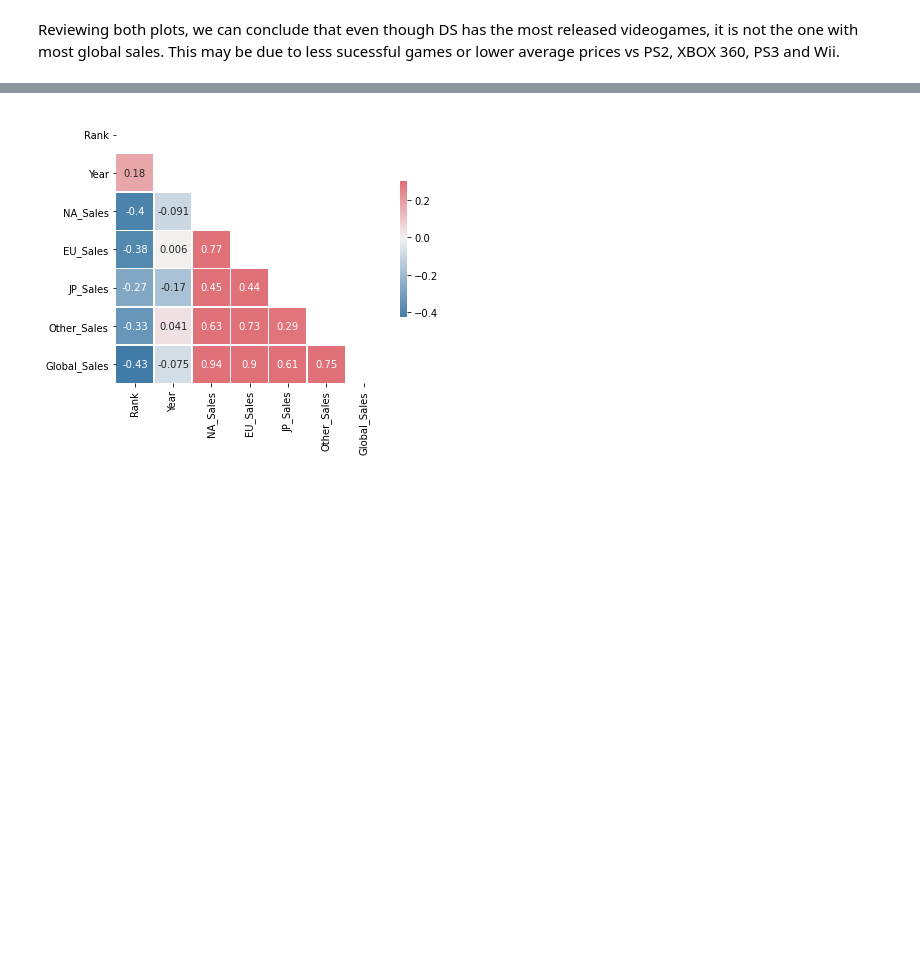
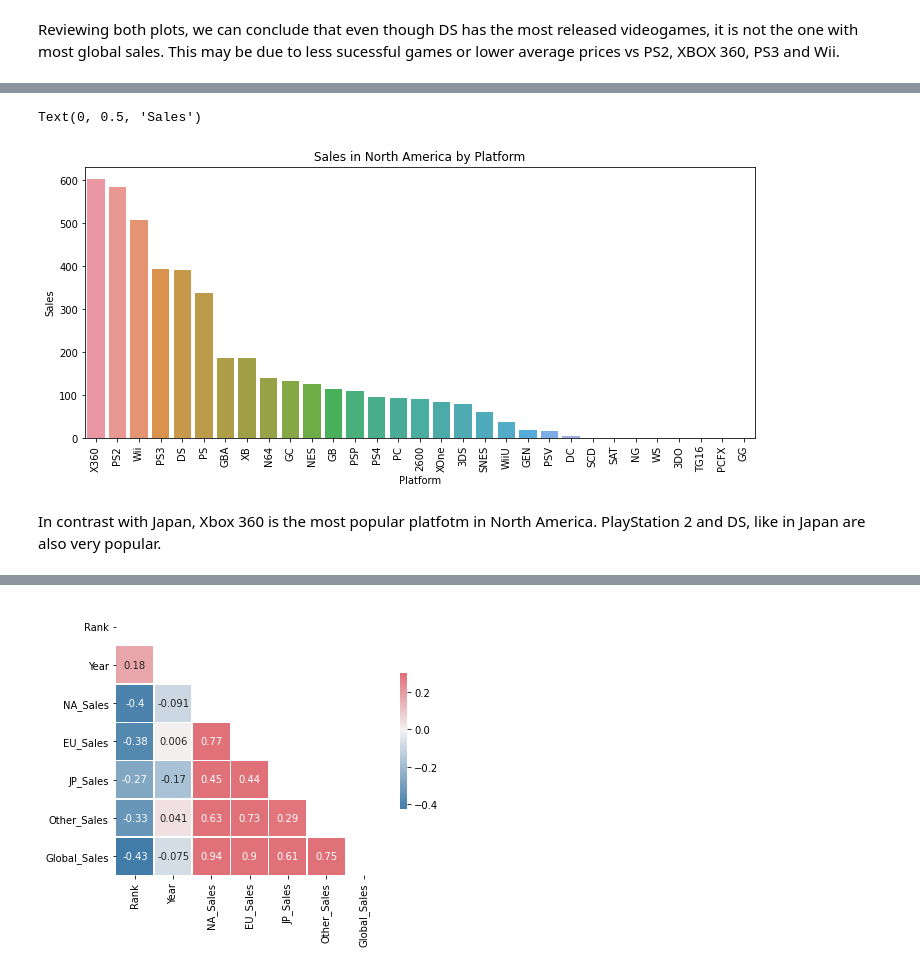
Before and after one commit to albertopformoso/Videogame-Sales-Predictions, a Jupyter notebook: main.ipynb, the cells around one changed output, grey strips where cells are left out. Saved outputs shown, nothing was run; the diff lists cells and outputs as text; code cells hidden in the pictures; blank space fills up the shorter version.

```diff
--- a/main.ipynb
+++ b/main.ipynb
@@ -206,0 +225,14 @@ Reviewing both plots, we can conclude that even though DS has the most released
+# %%
+na_sales_by_platform = by_platform.sort_values(by='NA_Sales', ascending=False) #Here we sort the platforms by Sales in North America
+# %%
+fig_dims = (12, 5)
+fig, ax = plt.subplots(figsize=fig_dims)
+b = sns.barplot(x='Platform', y='NA_Sales', data=na_sales_by_platform)
+plt.title('Sales in North America by Platform')
+plt.xticks(rotation=90)
+plt.ylabel('Sales')
+# %% [output]
+Text(0, 0.5, 'Sales')
+[figure, added]
+# %% [markdown]
+In contrast with Japan, Xbox 360 is the most popular platfotm in North America. PlayStation 2 and DS, like in Japan are also very popular.
```
Also changed, not shown: parts of 19 cells of this notebook.
